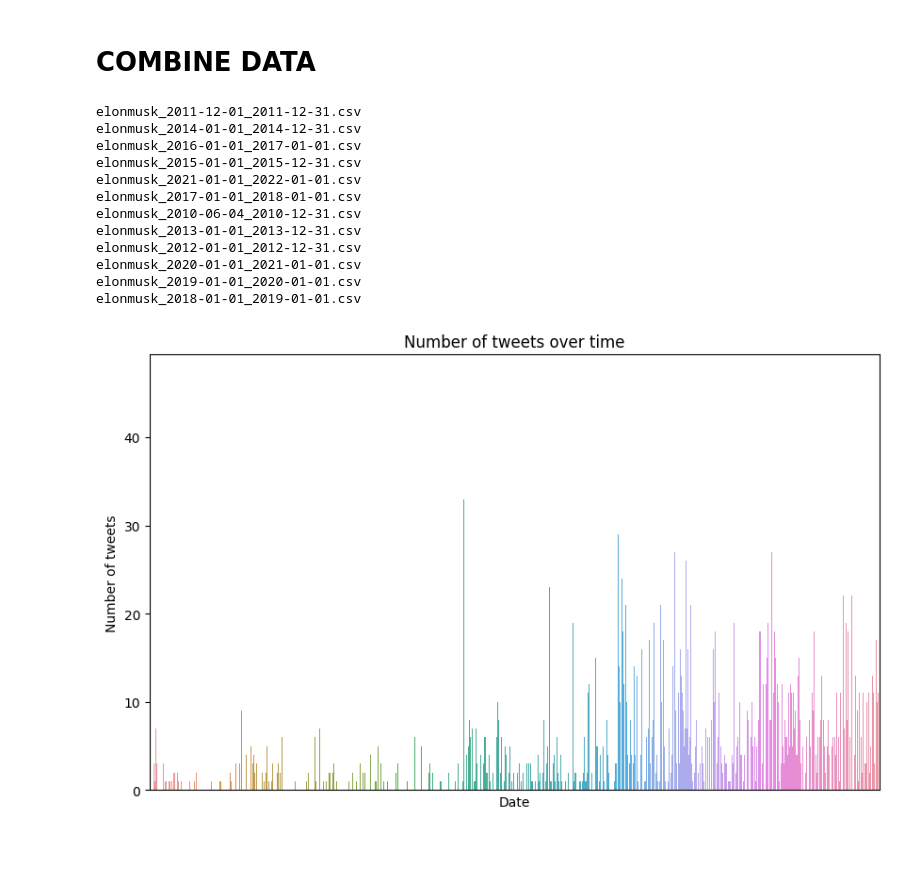
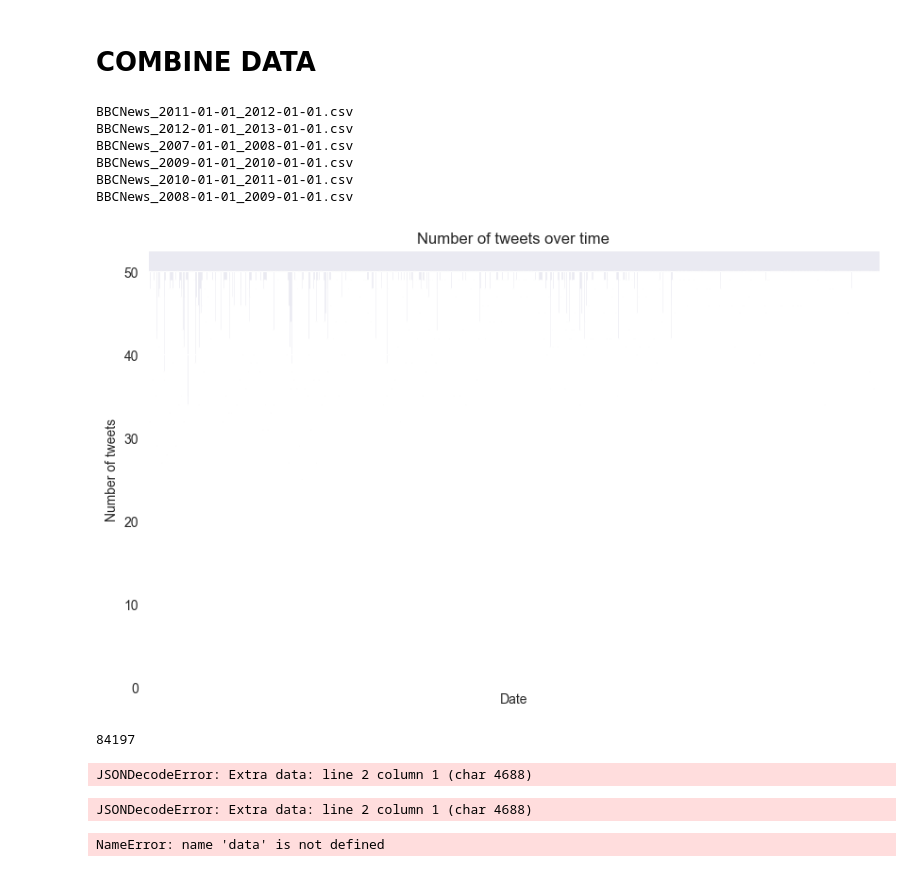
Before and after one commit to sferez/Noisy_Entropy_in_Languages, a Jupyter notebook: src/test.ipynb, the cells around one changed output. Saved outputs shown, nothing was run; the diff lists cells and outputs as text; code cells hidden in the pictures; blank space fills up the shorter version.

```diff
--- a/src/test.ipynb
+++ b/src/test.ipynb
@@ -256,8 +256,8 @@ import os
 import pandas as pd
 
 # Define your directory
-directory = '../data/raw/elonmusk'
-final = 'elonmusk_all.csv'
+directory = '../data/raw/bbcnews'
+final = 'bbcnews_all.csv'
 # Get a list of all csv files
 files = [f for f in os.listdir(directory) if f.endswith('.csv')]
 
@@ -276,45 +276,59 @@ df = pd.concat(dfs, ignore_index=True)
 # Save the result to a new CSV file
 df.to_csv(os.path.join(directory, final), index=False)
 # %% [output]
-elonmusk_2011-12-01_2011-12-31.csv
-elonmusk_2014-01-01_2014-12-31.csv
-elonmusk_2016-01-01_2017-01-01.csv
-elonmusk_2015-01-01_2015-12-31.csv
-elonmusk_2021-01-01_2022-01-01.csv
-elonmusk_2017-01-01_2018-01-01.csv
-elonmusk_2010-06-04_2010-12-31.csv
-elonmusk_2013-01-01_2013-12-31.csv
-elonmusk_2012-01-01_2012-12-31.csv
-elonmusk_2020-01-01_2021-01-01.csv
-elonmusk_2019-01-01_2020-01-01.csv
-elonmusk_2018-01-01_2019-01-01.csv
+BBCNews_2011-01-01_2012-01-01.csv
+BBCNews_2012-01-01_2013-01-01.csv
+BBCNews_2007-01-01_2008-01-01.csv
+BBCNews_2009-01-01_2010-01-01.csv
+BBCNews_2010-01-01_2011-01-01.csv
+BBCNews_2008-01-01_2009-01-01.csv
 # %%
 import pandas as pd
 import matplotlib.pyplot as plt
 import seaborn as sns
 
 # Load your data
-df = pd.read_csv('../data/raw/elonmusk/elonmusk_all.csv')
+df = pd.read_csv('../data/raw/bbcnews/bbcnews_all.csv')
 
 # Convert Timestamp to datetime
 df['Timestamp'] = pd.to_datetime(df['Timestamp'])
 
 # Set Timestamp as index (this is required for resampling)
 df.set_index('Timestamp', inplace=True)
 
 # Resample the data to daily frequency, count the number of tweets per day
 df_daily = df.resample('D').count()
 
 # Reset index so that 'Timestamp' becomes a column again
 df_daily.reset_index(inplace=True)
 
 # Plot the data
 plt.figure(figsize=(10, 6))
 sns.barplot(x='Timestamp', y='Tweet_ID', data=df_daily)
 plt.title('Number of tweets over time')
 plt.xlabel('Date')
 plt.xticks([])
 plt.ylabel('Number of tweets')
 plt.show()
 # %% [output]
-[figure, old version]
+[figure, new version]
+# %%
+len(df)
+# %% [output]
+84197
+# %%
+import json
+import pandas as pd
+
+data = json.loads(s=open("/Users/admin/sample.json").read())
+# %% [output]
+JSONDecodeError: Extra data: line 2 column 1 (char 4688)
+# %%
+with open("/Users/admin/sample.json") as f:
+    data = json.load(f)
+# %% [output]
+JSONDecodeError: Extra data: line 2 column 1 (char 4688)
+# %%
+data
+# %% [output]
+NameError: name 'data' is not defined
```
Also changed, not shown: parts of 5 cells of this notebook, 6 other files.
